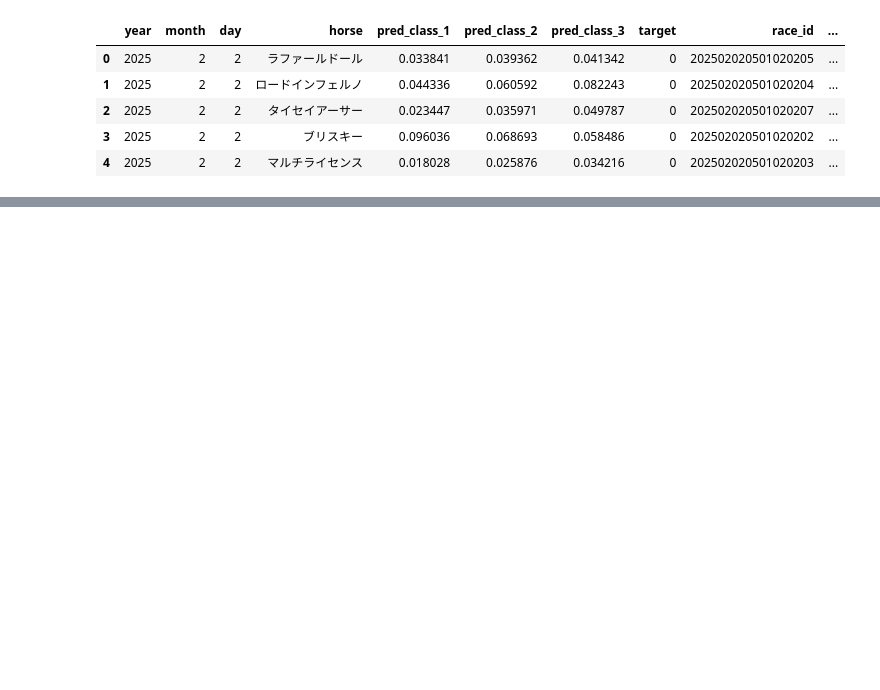
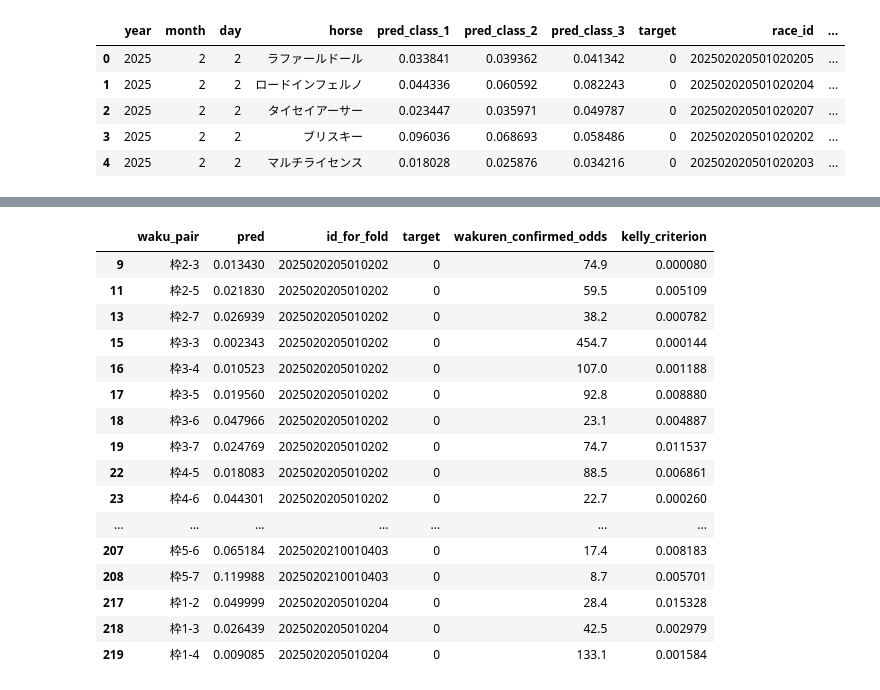
Before and after one commit to NaganagaKen/HORSE_RACING, a Jupyter notebook: Notebook/test.ipynb, the cells around one changed output, grey strips where cells are left out. Saved outputs shown, nothing was run; the diff lists cells and outputs as text; code cells hidden in the pictures; blank space fills up the shorter version.

```diff
--- a/Notebook/test.ipynb
+++ b/Notebook/test.ipynb
@@ -101,0 +102,20 @@ Name: target, Length: 19798, dtype: int64
+# %%
+kelly_df[kelly_df["kelly_criterion"] > 0].head(50)
+# %% [output]
+|  | waku_pair | pred | id_for_fold | target | wakuren_confirmed_odds | kelly_criterion |
+| 9 | 枠2-3 | 0.013430 | 2025020205010202 | 0 | 74.9 | 0.000080 |
+| 11 | 枠2-5 | 0.021830 | 2025020205010202 | 0 | 59.5 | 0.005109 |
+| 13 | 枠2-7 | 0.026939 | 2025020205010202 | 0 | 38.2 | 0.000782 |
+| 15 | 枠3-3 | 0.002343 | 2025020205010202 | 0 | 454.7 | 0.000144 |
+| 16 | 枠3-4 | 0.010523 | 2025020205010202 | 0 | 107.0 | 0.001188 |
+| 17 | 枠3-5 | 0.019560 | 2025020205010202 | 0 | 92.8 | 0.008880 |
+| 18 | 枠3-6 | 0.047966 | 2025020205010202 | 0 | 23.1 | 0.004887 |
+| 19 | 枠3-7 | 0.024769 | 2025020205010202 | 0 | 74.7 | 0.011537 |
+| 22 | 枠4-5 | 0.018083 | 2025020205010202 | 0 | 88.5 | 0.006861 |
+| 23 | 枠4-6 | 0.044301 | 2025020205010202 | 0 | 22.7 | 0.000260 |
+| ... | ... | ... | ... | ... | ... | ... |
+| 207 | 枠5-6 | 0.065184 | 2025020210010403 | 0 | 17.4 | 0.008183 |
+| 208 | 枠5-7 | 0.119988 | 2025020210010403 | 0 | 8.7 | 0.005701 |
+| 217 | 枠1-2 | 0.049999 | 2025020205010204 | 0 | 28.4 | 0.015328 |
+| 218 | 枠1-3 | 0.026439 | 2025020205010204 | 0 | 42.5 | 0.002979 |
+| 219 | 枠1-4 | 0.009085 | 2025020205010204 | 0 | 133.1 | 0.001584 |
```
Also changed, not shown: parts of 14 cells of this notebook, 5 other files.
